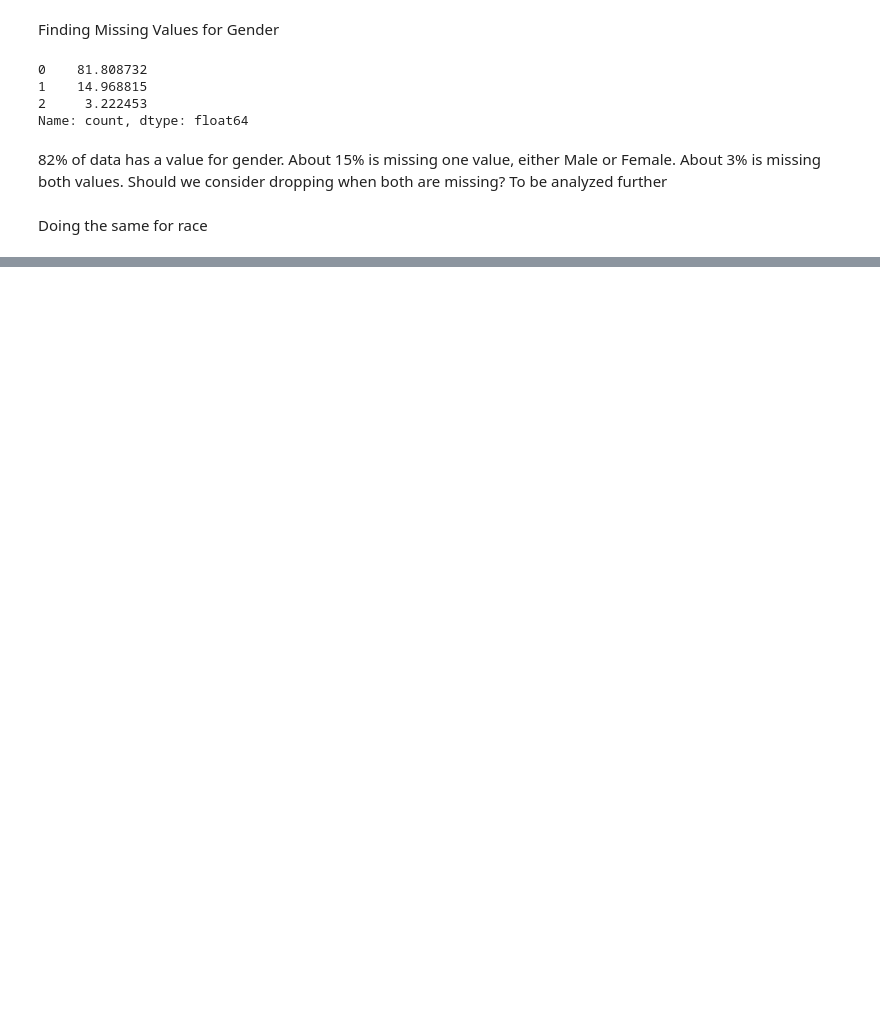
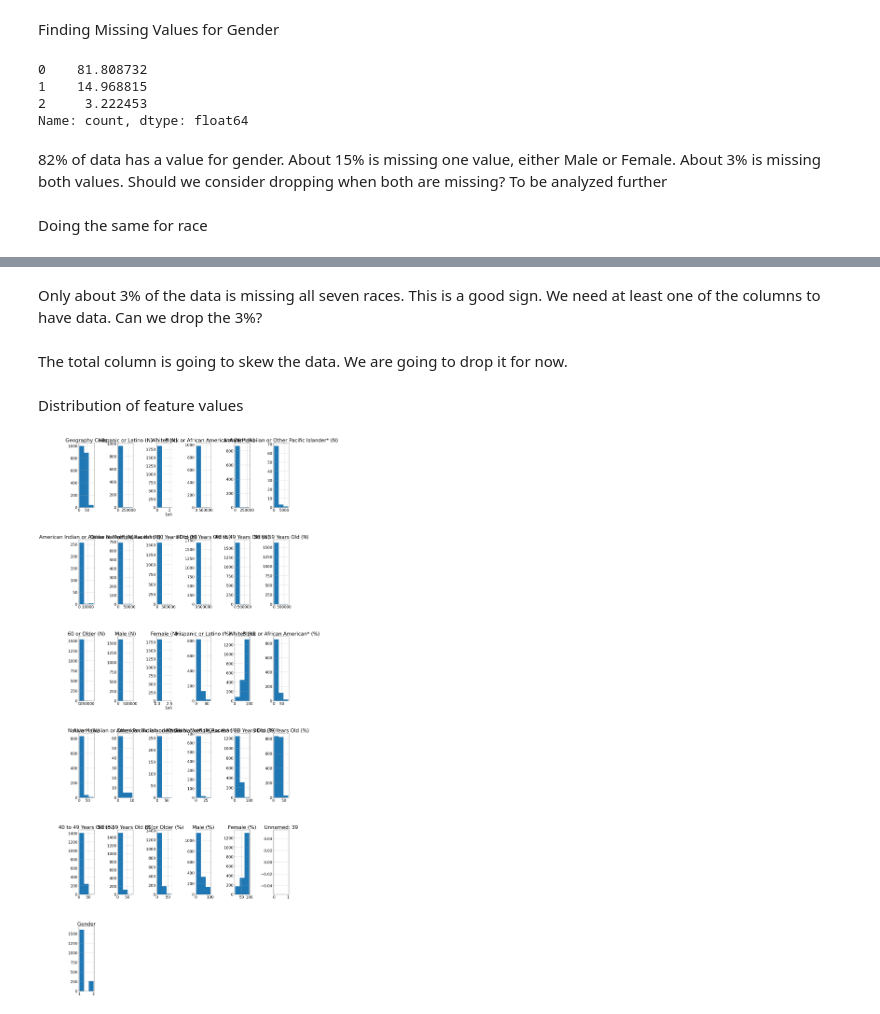
Before and after one commit to BTExpress1/healthCareAccess, a Jupyter notebook: notebooks/Capstone_Two.ipynb, the cells around one changed output, grey strips where cells are left out. Cells and saved outputs as stored; diff of their text form; code cells hidden in the pictures; blank space fills up the shorter version.

```diff
--- a/notebooks/Capstone_Two.ipynb
+++ b/notebooks/Capstone_Two.ipynb
@@ -514,0 +503,26 @@ Only about 3% of the data is missing all seven races. This is a good sign. We ne
+# %% [markdown]
+Only about 3% of the data is missing all seven races. This is a good sign. We need at least one of the columns to have data.
+Can we drop the 3%?
+# %% [markdown]
+The total column is going to skew the data. We are going to drop it for now.
+# %%
+ahrf_noTotal = ahrf_data.drop('Total Count',axis=1)
+# %% [markdown]
+Distribution of feature values
+# %%
+#Call ahrf_data's `hist` method to plot histograms of each of the numeric features
+#Try passing it an argument figsize=(15,10)
+#Try calling plt.subplots_adjust() with an argument hspace=0.5 to adjust the spacing
+#It's important you create legible and easy-to-read plots
+
+#params = {'axes.titlesize':'32',
+#          'xtick.labelsize':'24',
+#          'ytick.labelsize':'24'}
+#mplt.rcParams.update(params)
+ahrf_noTotal.hist(bins=3,figsize=(20,50))
+plt.tight_layout()
+plt.subplots_adjust(hspace=0.5,wspace=1.5);
+
+#Hint: notice how the terminating ';' "swallows" some messy output and leads to a tidier notebook
+# %% [output]
+[figure, added]
```
Also changed, not shown: parts of 36 cells of this notebook.
